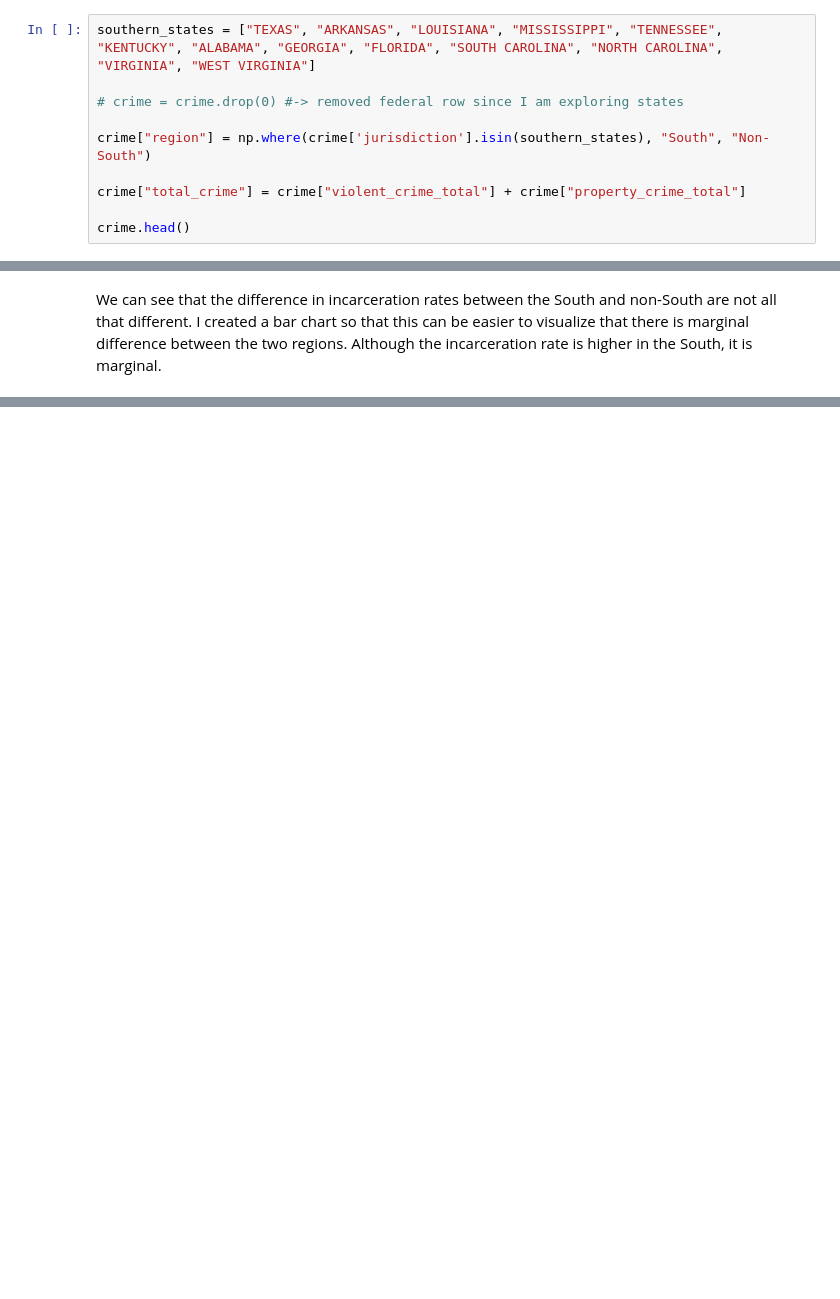
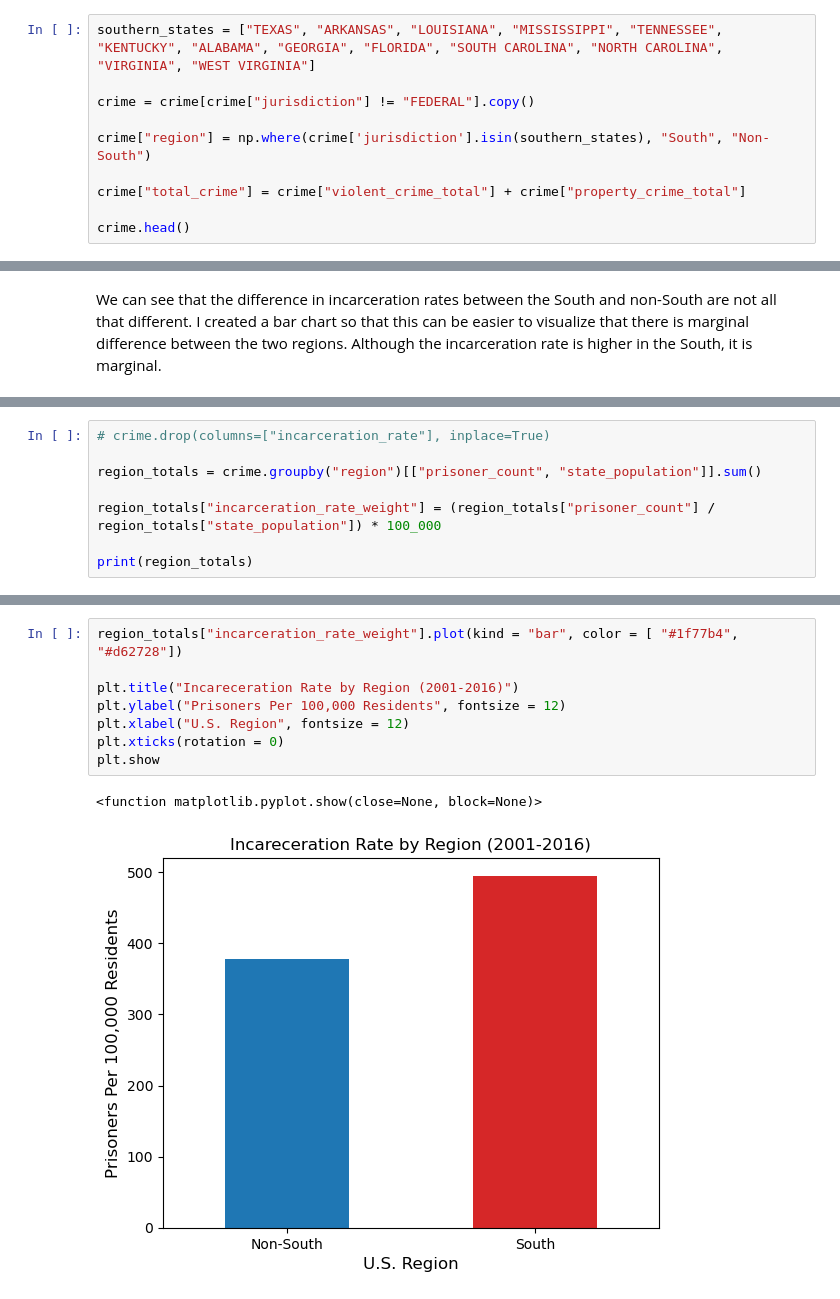
Before and after one commit to stephaniebatres/digital_methods_sb, a Jupyter notebook: mvp.ipynb, the cells around one changed output, grey strips where cells are left out. Drawn from its saved outputs; the diff is of its cells as text; blank space fills up the shorter version.

```diff
--- a/mvp.ipynb
+++ b/mvp.ipynb
@@ -12,7 +12,7 @@ After loading my data in, I created a new list which conatined all states which
 # %%
 southern_states = ["TEXAS", "ARKANSAS", "LOUISIANA", "MISSISSIPPI", "TENNESSEE", "KENTUCKY", "ALABAMA", "GEORGIA", "FLORIDA", "SOUTH CAROLINA", "NORTH CAROLINA", "VIRGINIA", "WEST VIRGINIA"]
 
-# crime = crime.drop(0) #-> removed federal row since I am exploring states
+crime = crime[crime["jurisdiction"] != "FEDERAL"].copy()
 
 crime["region"] = np.where(crime['jurisdiction'].isin(southern_states), "South", "Non-South")
 
@@ -62,0 +66,8 @@ plt.show
+# %%
+# crime.drop(columns=["incarceration_rate"], inplace=True)
+
+region_totals = crime.groupby("region")[["prisoner_count", "state_population"]].sum()
+
+region_totals["incarceration_rate_weight"] = (region_totals["prisoner_count"] / region_totals["state_population"]) * 100_000
+
+print(region_totals)
@@ -62,0 +87,11 @@ plt.show
+# %%
+region_totals["incarceration_rate_weight"].plot(kind = "bar", color = [ "#1f77b4", "#d62728"])
+
+plt.title("Incareceration Rate by Region (2001-2016)")
+plt.ylabel("Prisoners Per 100,000 Residents", fontsize = 12)
+plt.xlabel("U.S. Region", fontsize = 12)
+plt.xticks(rotation = 0)
+plt.show
+# %% [output]
+<function matplotlib.pyplot.show(close=None, block=None)>
+[figure, added]
```
Also changed, not shown: parts of 11 cells of this notebook.
